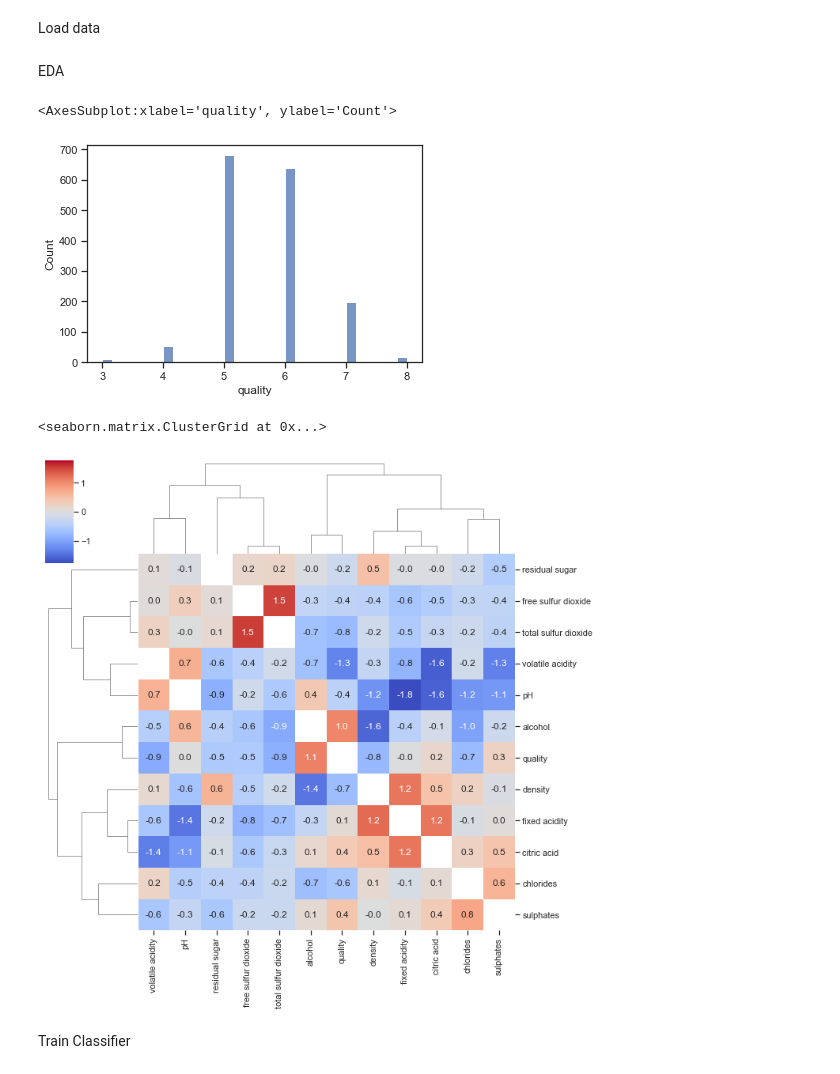
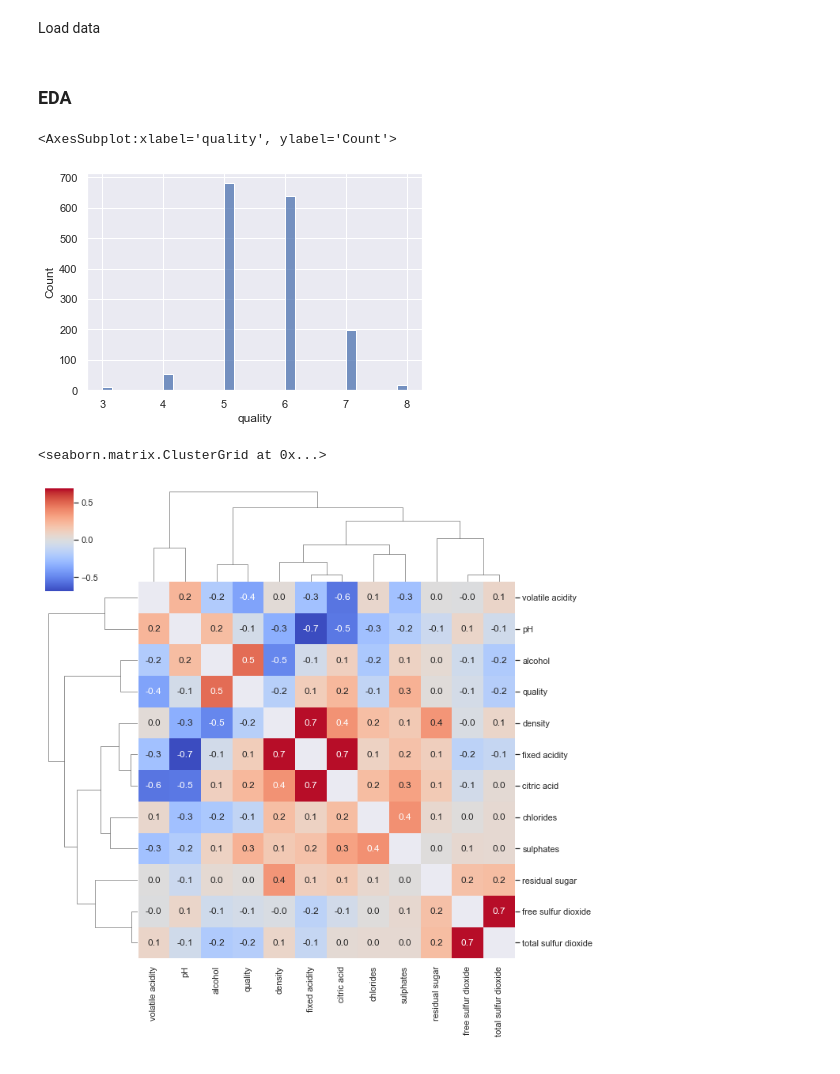
Before and after one commit to SandroMartens/sturdy-bassoon, a Jupyter notebook: Red Wine Quality/analyse.ipynb, the cells around one changed output. Drawn from its saved outputs; the diff is of its cells as text; code cells hidden in the pictures.

```diff
--- a/Red Wine Quality/analyse.ipynb
+++ b/Red Wine Quality/analyse.ipynb
@@ -9,5 +5,6 @@ Plotting
 # %%
+# Plotting
 import seaborn as sns
 import matplotlib.pyplot as plt
 import matplotlib.colors as colors
-sns.set_theme(style="ticks")
+sns.set_theme(style="darkgrid")
@@ -40,31 +41,28 @@ wine_y = wine.quality
 X_train, X_test, y_train, y_test = train_test_split(
     wine_X, wine_y,
     random_state=random_state)
-# %% [markdown]
-EDA
+# %% [markdown]
+### EDA
 # %%
 sns.histplot(
-    data=wine_y
+    data=wine_y,
 )
 # %% [output]
 <AxesSubplot:xlabel='quality', ylabel='Count'>
-[figure, old version]
+[figure, new version]
 # %%
 mask = np.identity(12)
 sns.clustermap(
     wine.corr(),
-    metric="correlation",
+    metric="cosine",
     annot=True,
     mask=mask,
     fmt="1.1f",
     square=True,
-    z_score=1,
+    # z_score=1,
     cmap="coolwarm",
     norm=colors.CenteredNorm(),
-    col_cluster=True
-    )
+)
 # %% [output]
 <seaborn.matrix.ClusterGrid at 0x...>
-[figure, old version]
+[figure, new version]
-# %% [markdown]
-Train Classifier
```
Also changed, not shown: parts of 23 cells of this notebook.
